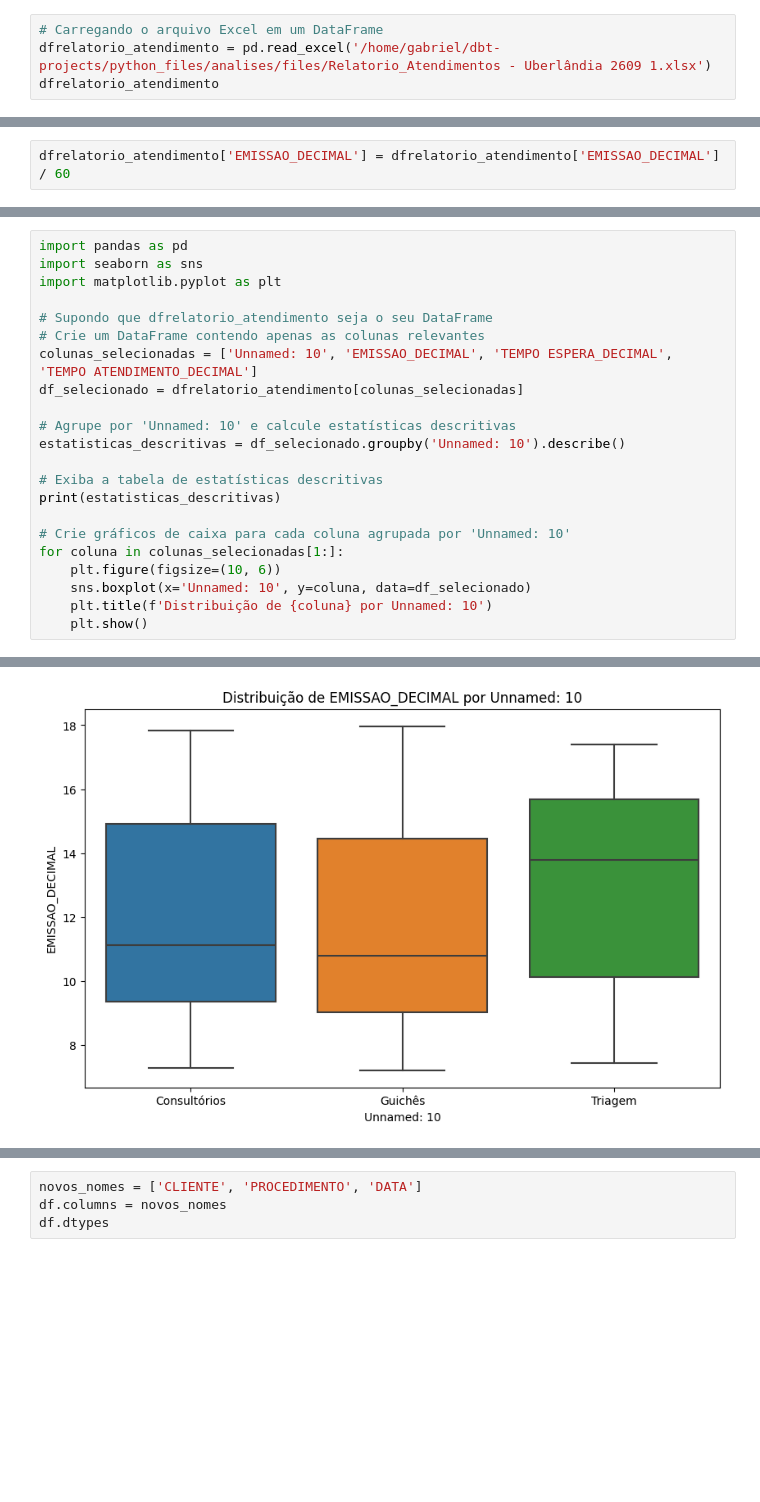
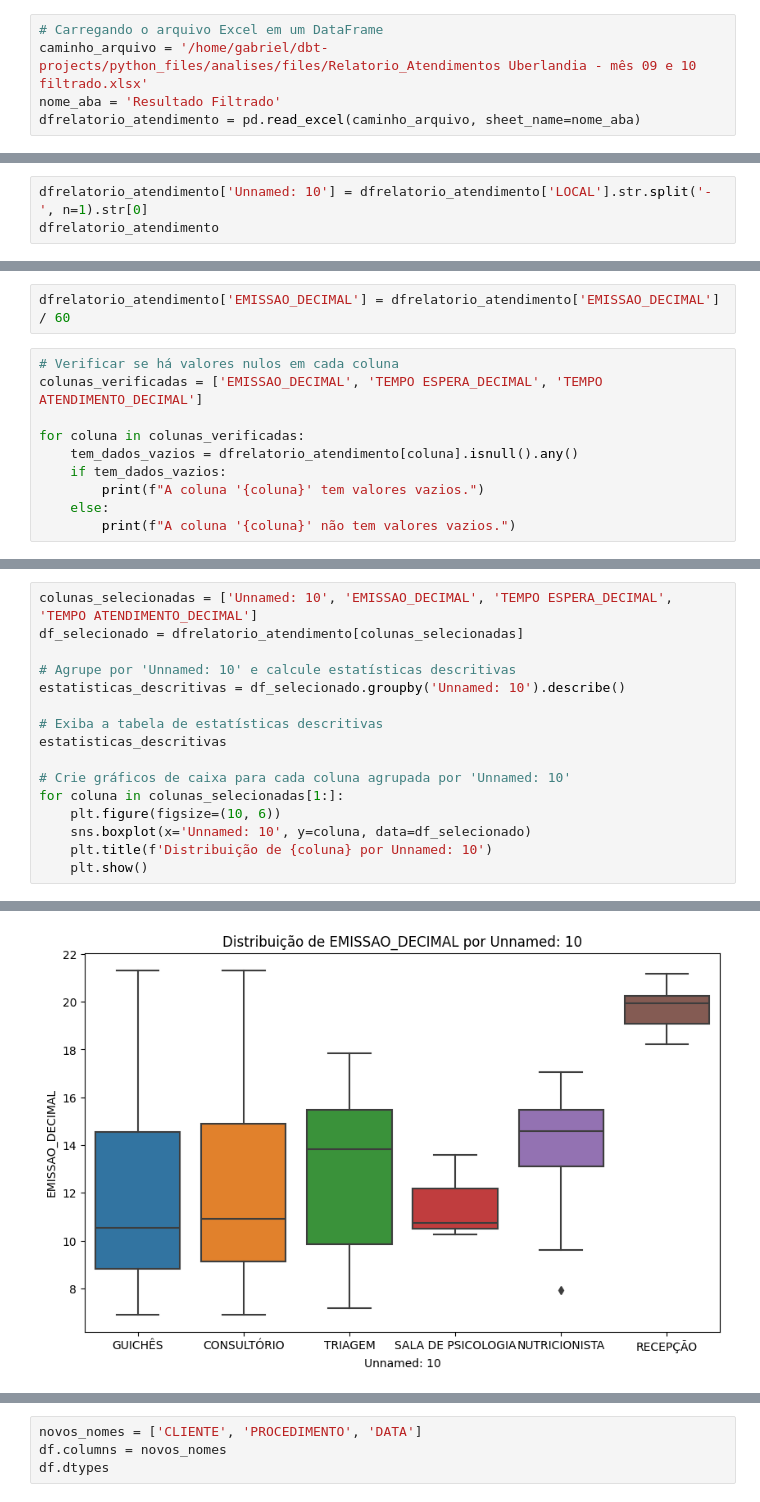
Before and after one commit to GabrielGuilherme88/analises, a Jupyter notebook: distribuição.ipynb, the cells around one changed output, grey strips where cells are left out. Cells and saved outputs as stored; diff of their text form; blank space fills up the shorter version.

Commit message:
Add files via upload
Signed-off-by: Gabriel Guilherme <40965771+GabrielGuilherme88@users.noreply.github.com>

```diff
--- a/distribuição.ipynb
+++ b/distribuição.ipynb
@@ -41,4 +68,5 @@ connection = psycopg2.connect(dbname="dw_amorsaude",
 # %%
 # Carregando o arquivo Excel em um DataFrame
-dfrelatorio_atendimento = pd.read_excel('/home/gabriel/dbt-projects/python_files/analises/files/Relatorio_Atendimentos - Uberlândia 2609 1.xlsx')
-dfrelatorio_atendimento
+caminho_arquivo = '/home/gabriel/dbt-projects/python_files/analises/files/Relatorio_Atendimentos Uberlandia - mês 09 e 10 filtrado.xlsx'
+nome_aba = 'Resultado Filtrado'
+dfrelatorio_atendimento = pd.read_excel(caminho_arquivo, sheet_name=nome_aba)
@@ -58,0 +73,3 @@ dfrelatorio_atendimento
+# %%
+dfrelatorio_atendimento['Unnamed: 10'] = dfrelatorio_atendimento['LOCAL'].str.split('-', n=1).str[0]
+dfrelatorio_atendimento
@@ -99,3 +115,13 @@ for coluna in colunas_decimal:
     dfrelatorio_atendimento = dfrelatorio_atendimento[dfrelatorio_atendimento[coluna] <= 60]
 # %%
 dfrelatorio_atendimento['EMISSAO_DECIMAL'] = dfrelatorio_atendimento['EMISSAO_DECIMAL'] / 60
+# %%
+# Verificar se há valores nulos em cada coluna
+colunas_verificadas = ['EMISSAO_DECIMAL', 'TEMPO ESPERA_DECIMAL', 'TEMPO ATENDIMENTO_DECIMAL']
+
+for coluna in colunas_verificadas:
+    tem_dados_vazios = dfrelatorio_atendimento[coluna].isnull().any()
+    if tem_dados_vazios:
+        print(f"A coluna '{coluna}' tem valores vazios.")
+    else:
+        print(f"A coluna '{coluna}' não tem valores vazios.")
@@ -102,10 +132,4 @@ dfrelatorio_atendimento['EMISSAO_DECIMAL'] = dfrelatorio_atendimento['EMISSAO_DE
 # %%
-import pandas as pd
-import seaborn as sns
-import matplotlib.pyplot as plt
-
-# Supondo que dfrelatorio_atendimento seja o seu DataFrame
-# Crie um DataFrame contendo apenas as colunas relevantes
 colunas_selecionadas = ['Unnamed: 10', 'EMISSAO_DECIMAL', 'TEMPO ESPERA_DECIMAL', 'TEMPO ATENDIMENTO_DECIMAL']
 df_selecionado = dfrelatorio_atendimento[colunas_selecionadas]
 
@@ -113,7 +137,7 @@ df_selecionado = dfrelatorio_atendimento[colunas_selecionadas]
 estatisticas_descritivas = df_selecionado.groupby('Unnamed: 10').describe()
 
 # Exiba a tabela de estatísticas descritivas
-print(estatisticas_descritivas)
+estatisticas_descritivas
 
 # Crie gráficos de caixa para cada coluna agrupada por 'Unnamed: 10'
 for coluna in colunas_selecionadas[1:]:
@@ -142 +149 @@ Triagem       6.967628  0.0  1.029167  1.783333   2.308333  45.133333
-[figure, old version]
+[figure, new version]
```
Also changed, not shown: parts of 59 cells of this notebook.
